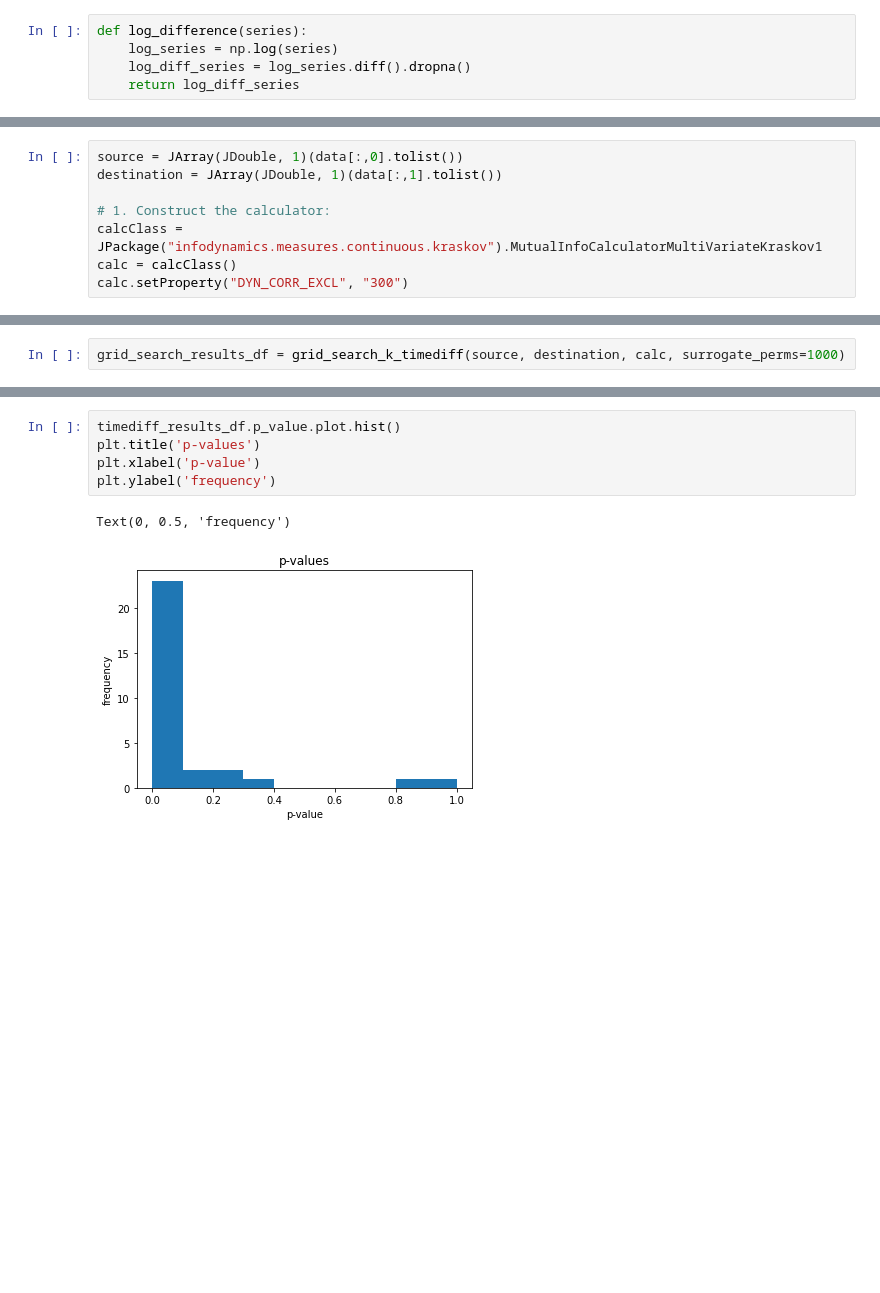
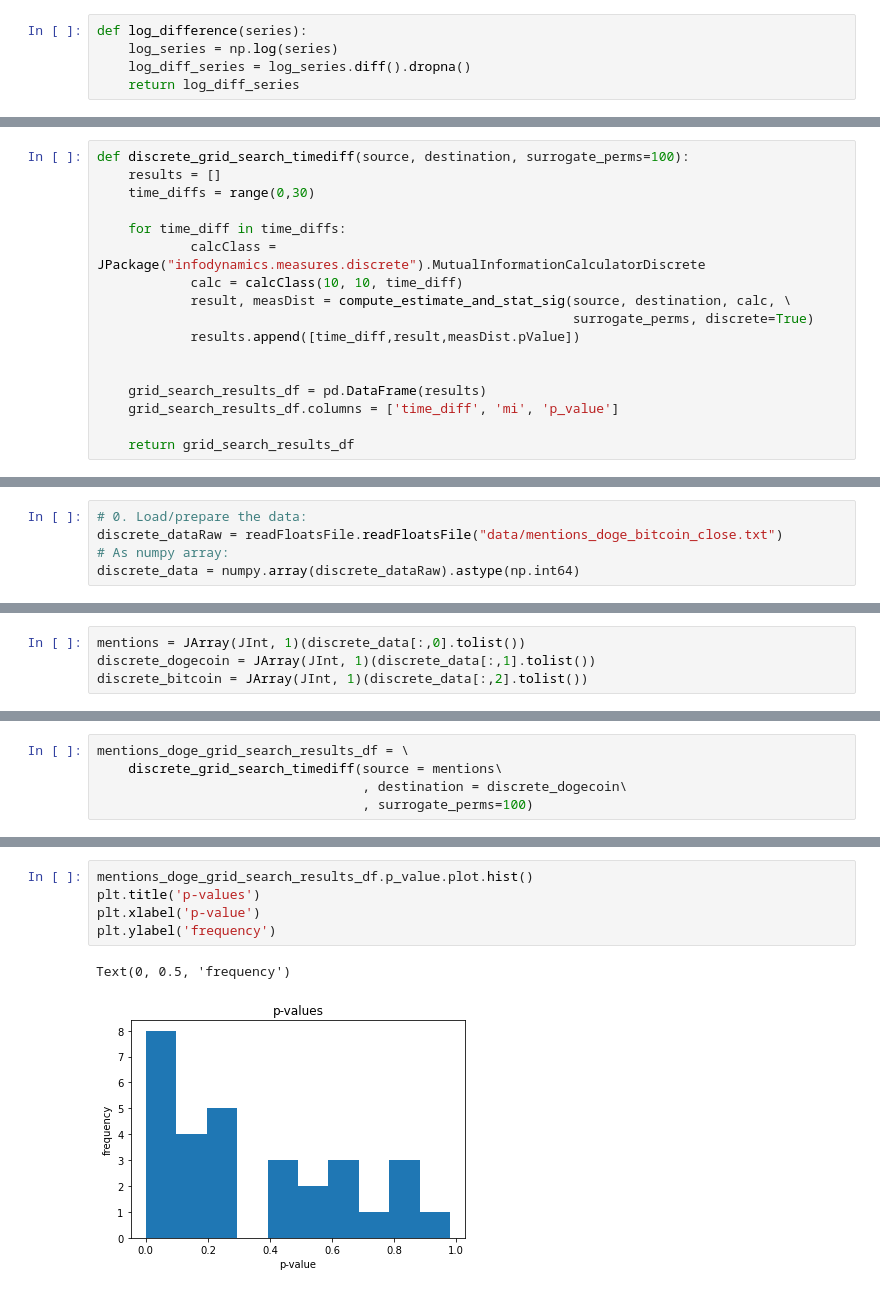
Before and after one commit to gilmar/musk_dogecoin_analysis, a Jupyter notebook: musk_dogecoin.ipynb, the cells around one changed output, grey strips where cells are left out. Saved outputs shown, nothing was run; the diff lists cells and outputs as text; blank space fills up the shorter version.

Commit message:
Finished analysis with discrete estimator

```diff
--- a/musk_dogecoin.ipynb
+++ b/musk_dogecoin.ipynb
@@ -102,0 +130,17 @@ def extract_best_result(grid_search_results_df):
+# %%
+def discrete_grid_search_timediff(source, destination, surrogate_perms=100):
+    results = []
+    time_diffs = range(0,30)
+
+    for time_diff in time_diffs:
+            calcClass = JPackage("infodynamics.measures.discrete").MutualInformationCalculatorDiscrete
+            calc = calcClass(10, 10, time_diff)
+            result, measDist = compute_estimate_and_stat_sig(source, destination, calc, \
+                                                             surrogate_perms, discrete=True)
+            results.append([time_diff,result,measDist.pValue])
+
+
+    grid_search_results_df = pd.DataFrame(results)
+    grid_search_results_df.columns = ['time_diff', 'mi', 'p_value']
+
+    return grid_search_results_df
@@ -193,0 +415,5 @@ The dogecoin close value remains significantly autocorrelated until a lag of abo
+# %%
+# 0. Load/prepare the data:
+discrete_dataRaw = readFloatsFile.readFloatsFile("data/mentions_doge_bitcoin_close.txt")
+# As numpy array:
+discrete_data = numpy.array(discrete_dataRaw).astype(np.int64)
@@ -194,8 +425,4 @@ The dogecoin close value remains significantly autocorrelated until a lag of abo
 # %%
-source = JArray(JDouble, 1)(data[:,0].tolist())
-destination = JArray(JDouble, 1)(data[:,1].tolist())
-
-# 1. Construct the calculator:
-calcClass = JPackage("infodynamics.measures.continuous.kraskov").MutualInfoCalculatorMultiVariateKraskov1
-calc = calcClass()
-calc.setProperty("DYN_CORR_EXCL", "300")
+mentions = JArray(JInt, 1)(discrete_data[:,0].tolist())
+discrete_dogecoin = JArray(JInt, 1)(discrete_data[:,1].tolist())
+discrete_bitcoin = JArray(JInt, 1)(discrete_data[:,2].tolist())
@@ -202,3 +441,6 @@ calc.setProperty("DYN_CORR_EXCL", "300")
 # %%
-grid_search_results_df = grid_search_k_timediff(source, destination, calc, surrogate_perms=1000)
+mentions_doge_grid_search_results_df = \
+    discrete_grid_search_timediff(source = mentions\
+                                  , destination = discrete_dogecoin\
+                                  , surrogate_perms=100)
 # %%
@@ -222,9 +465,9 @@ Text(0, 0.5, 'MI (nats)')
 # %%
-timediff_results_df.p_value.plot.hist()
+mentions_doge_grid_search_results_df.p_value.plot.hist()
 plt.title('p-values')
 plt.xlabel('p-value')
 plt.ylabel('frequency')
 # %% [output]
 Text(0, 0.5, 'frequency')
-[figure, old version]
+[figure, new version]
 # %%
```
Also changed, not shown: parts of 89 cells of this notebook.
